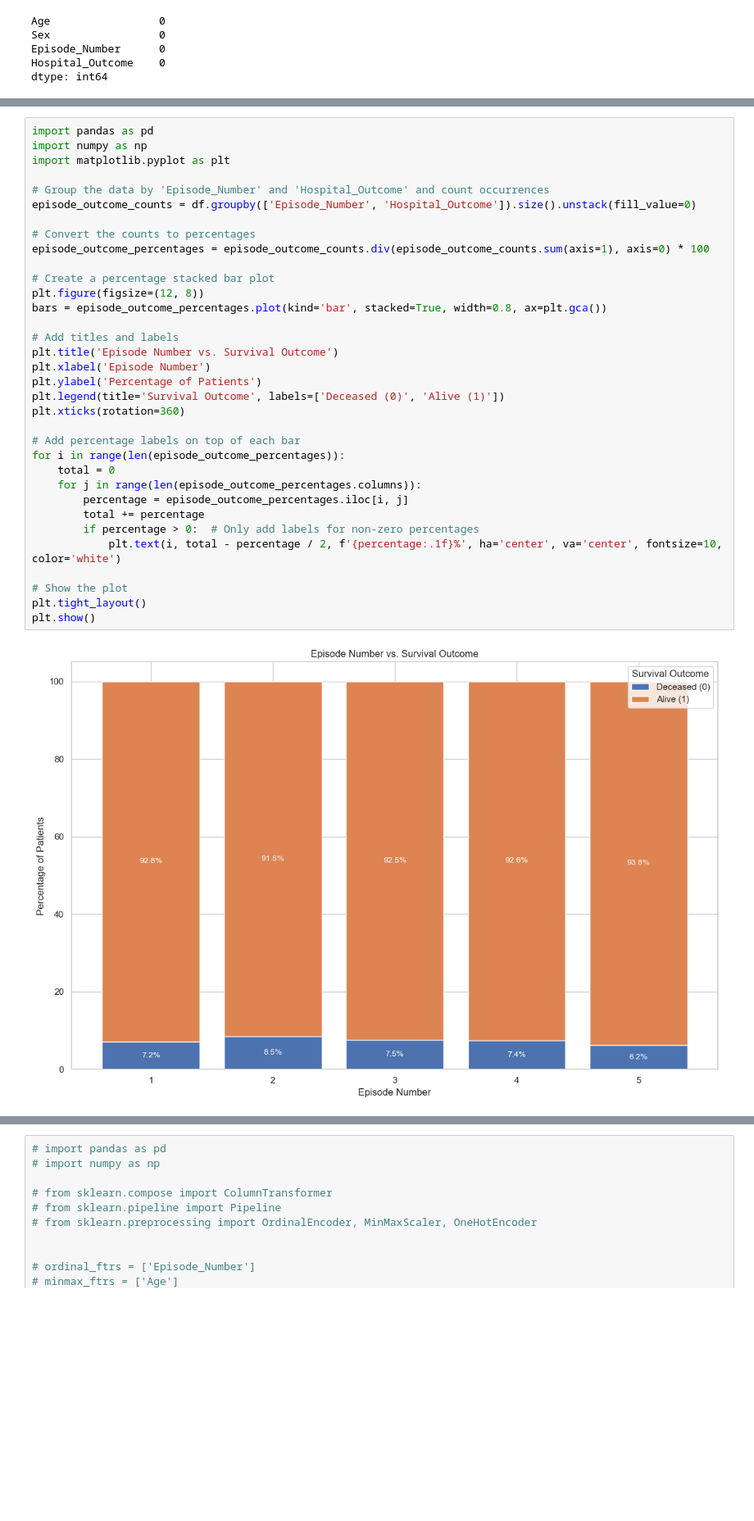
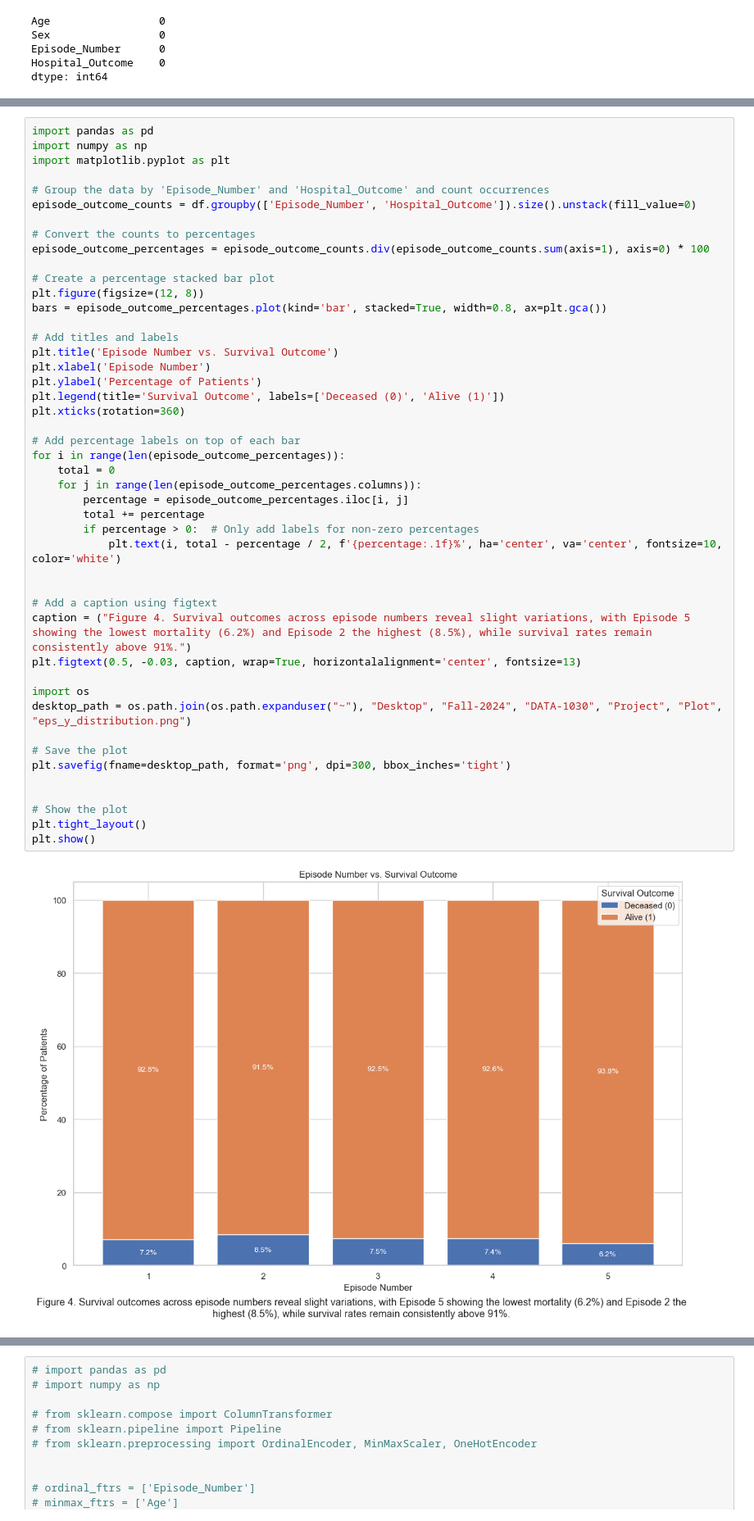
Before and after one commit to Barcayzc/Project1030, a Jupyter notebook: Project.ipynb, the cells around one changed output, grey strips where cells are left out. Shown at 82% size. Saved outputs shown, nothing was run; the diff lists cells and outputs as text; blank space fills up the shorter version.

```diff
--- a/Project.ipynb
+++ b/Project.ipynb
@@ -340,33 +428,45 @@ import matplotlib.pyplot as plt
 # Group the data by 'Episode_Number' and 'Hospital_Outcome' and count occurrences
 episode_outcome_counts = df.groupby(['Episode_Number', 'Hospital_Outcome']).size().unstack(fill_value=0)
 
 # Convert the counts to percentages
 episode_outcome_percentages = episode_outcome_counts.div(episode_outcome_counts.sum(axis=1), axis=0) * 100
 
 # Create a percentage stacked bar plot
 plt.figure(figsize=(12, 8))
 bars = episode_outcome_percentages.plot(kind='bar', stacked=True, width=0.8, ax=plt.gca())
 
 # Add titles and labels
 plt.title('Episode Number vs. Survival Outcome')
 plt.xlabel('Episode Number')
 plt.ylabel('Percentage of Patients')
 plt.legend(title='Survival Outcome', labels=['Deceased (0)', 'Alive (1)'])
 plt.xticks(rotation=360)
 
 # Add percentage labels on top of each bar
 for i in range(len(episode_outcome_percentages)):
     total = 0
     for j in range(len(episode_outcome_percentages.columns)):
         percentage = episode_outcome_percentages.iloc[i, j]
         total += percentage
         if percentage > 0:  # Only add labels for non-zero percentages
             plt.text(i, total - percentage / 2, f'{percentage:.1f}%', ha='center', va='center', fontsize=10, color='white')
 
+
+# Add a caption using figtext
+caption = ("Figure 4. Survival outcomes across episode numbers reveal slight variations, with Episode 5 showing the lowest mortality (6.2%) and Episode 2 the highest (8.5%), while survival rates remain consistently above 91%.")
+plt.figtext(0.5, -0.03, caption, wrap=True, horizontalalignment='center', fontsize=13)
+
+import os
+desktop_path = os.path.join(os.path.expanduser("~"), "Desktop", "Fall-2024", "DATA-1030", "Project", "Plot", "eps_y_distribution.png")
+
+# Save the plot
+plt.savefig(fname=desktop_path, format='png', dpi=300, bbox_inches='tight')
+
+
 # Show the plot
 plt.tight_layout()
 plt.show()
 # %% [output]
-[figure, old version]
+[figure, new version]
 # %%
 # Calculate the correlation matrix
```
Also changed, not shown: parts of 48 cells of this notebook, 53 other files.
